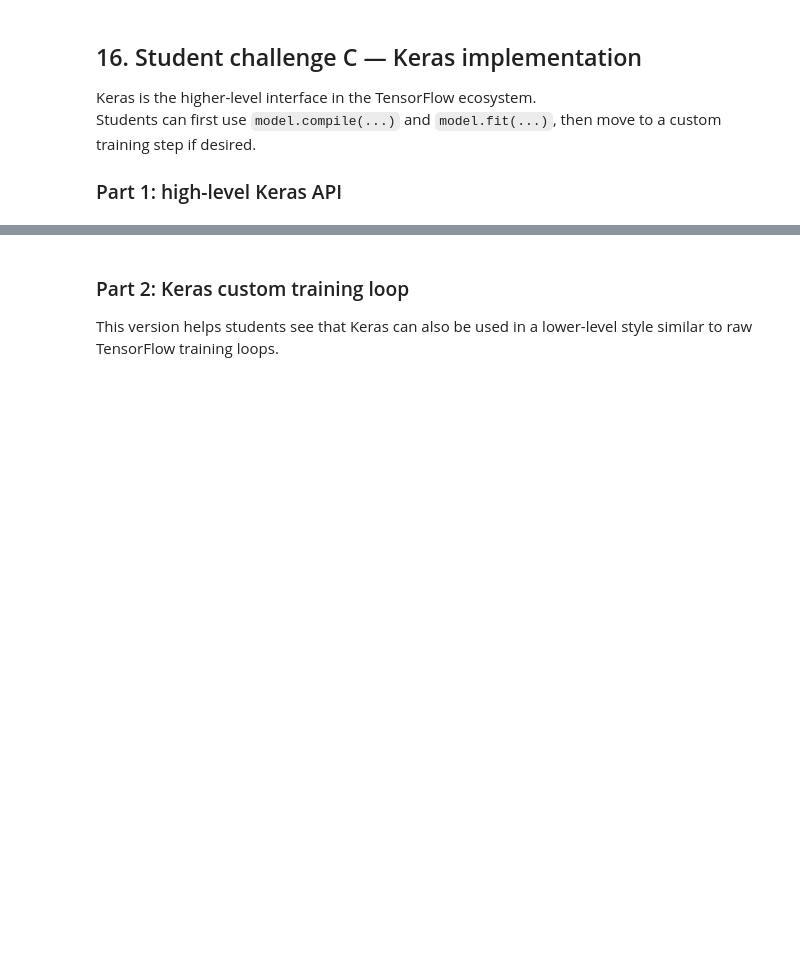
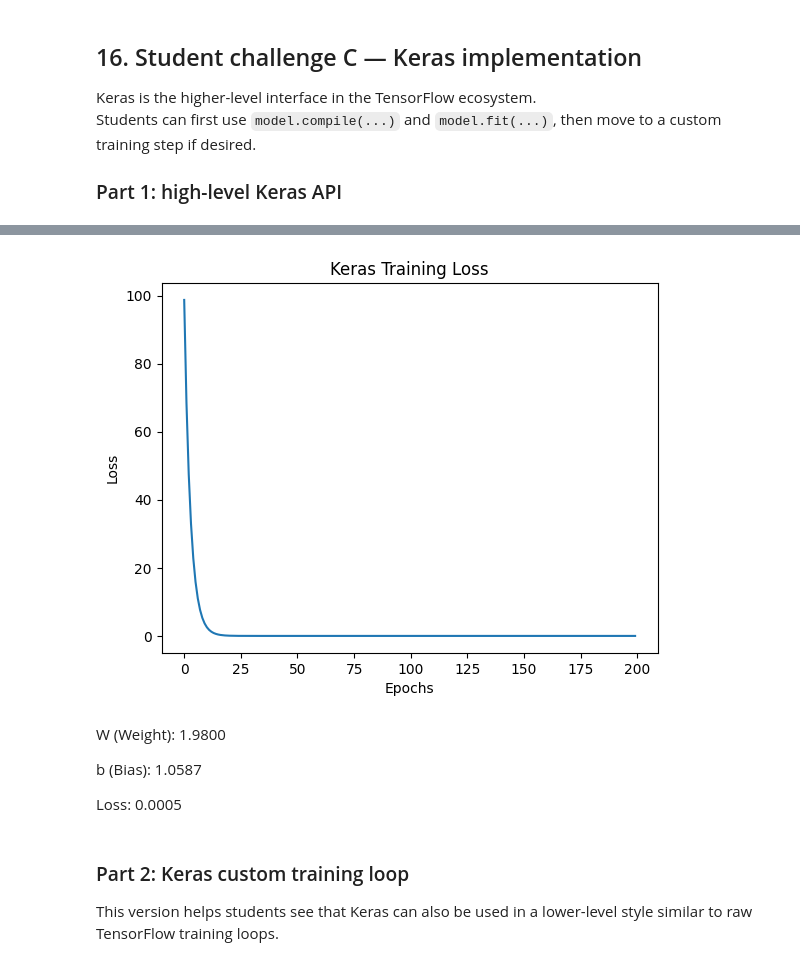
Before and after one commit to caatat741213/GradientDescent_Workshop, a Jupyter notebook: GradientDescent_Workshop.ipynb, the cells around one changed output, grey strips where cells are left out. Drawn from its saved outputs; the diff is of its cells as text; code cells hidden in the pictures; blank space fills up the shorter version.

```diff
--- a/GradientDescent_Workshop.ipynb
+++ b/GradientDescent_Workshop.ipynb
@@ -752,27 +861,38 @@ Students can first use `model.compile(...)` and `model.fit(...)`, then move to a
 # CHALLENGE C1: Keras high-level training
 # Uncomment and run if TensorFlow/Keras is installed.
 
-# import tensorflow as tf
-# from tensorflow import keras
-# from tensorflow.keras import layers
+import tensorflow as tf
+from tensorflow import keras
+from tensorflow.keras import layers
+import matplotlib.pyplot as plt
+
+tf.random.set_seed(666)
+
+#x=1,2,3,4; y=3,5,7,9 -> y = 2x + 1
+x = tf.constant([[1.0], [2.0], [3.0], [4.0]])
+y = tf.constant([[3.0], [5.0], [7.0], [9.0]])
+
+# Define one layer neural network
+model = keras.Sequential([
+    layers.Dense(1, input_shape=(1,))
+ ])
+
+ # TODO 1: compile the model with SGD and MSE
+model.compile(
+     optimizer=keras.optimizers.SGD(learning_rate=0.01),
+    loss="mse"
+ )
 #
-# tf.random.set_seed(0)
-#
-# x = tf.constant([[1.0], [2.0], [3.0], [4.0]])
-# y = tf.constant([[3.0], [5.0], [7.0], [9.0]])
-#
-# model = keras.Sequential([
-#     layers.Dense(1, input_shape=(1,))
-# ])
-#
-# # TODO 1: compile the model with SGD and MSE
-# model.compile(
-#     optimizer=keras.optimizers.SGD(learning_rate=0.01),
-#     loss="mse"
-# )
-#
-# # TODO 2: fit the model
-# history = model.fit(x, y, epochs=200, verbose=0)
-#
-# print("Final loss:", history.history["loss"][-1])
-# print("Weights:", model.get_weights())
+ # TODO 2: fit the model
+history = model.fit(x, y, epochs=200, verbose=0)
+
+print("Final loss:", history.history["loss"][-1])
+print("Weights:", model.get_weights())
+
+
+plt.plot(history.history['loss'])
+plt.title('Keras Training Loss')
+plt.xlabel('Epochs')
+plt.ylabel('Loss')
+plt.show()
+# %% [output]
@@ -779,3 +901,10 @@ Students can first use `model.compile(...)` and `model.fit(...)`, then move to a
+[figure, added]
+# %% [markdown]
+W (Weight): 1.9800
+
+b (Bias): 1.0587
+
+Loss: 0.0005
 # %% [markdown]
 
 ### Part 2: Keras custom training loop
```
Also changed, not shown: parts of 7 cells of this notebook, 1 other file.
